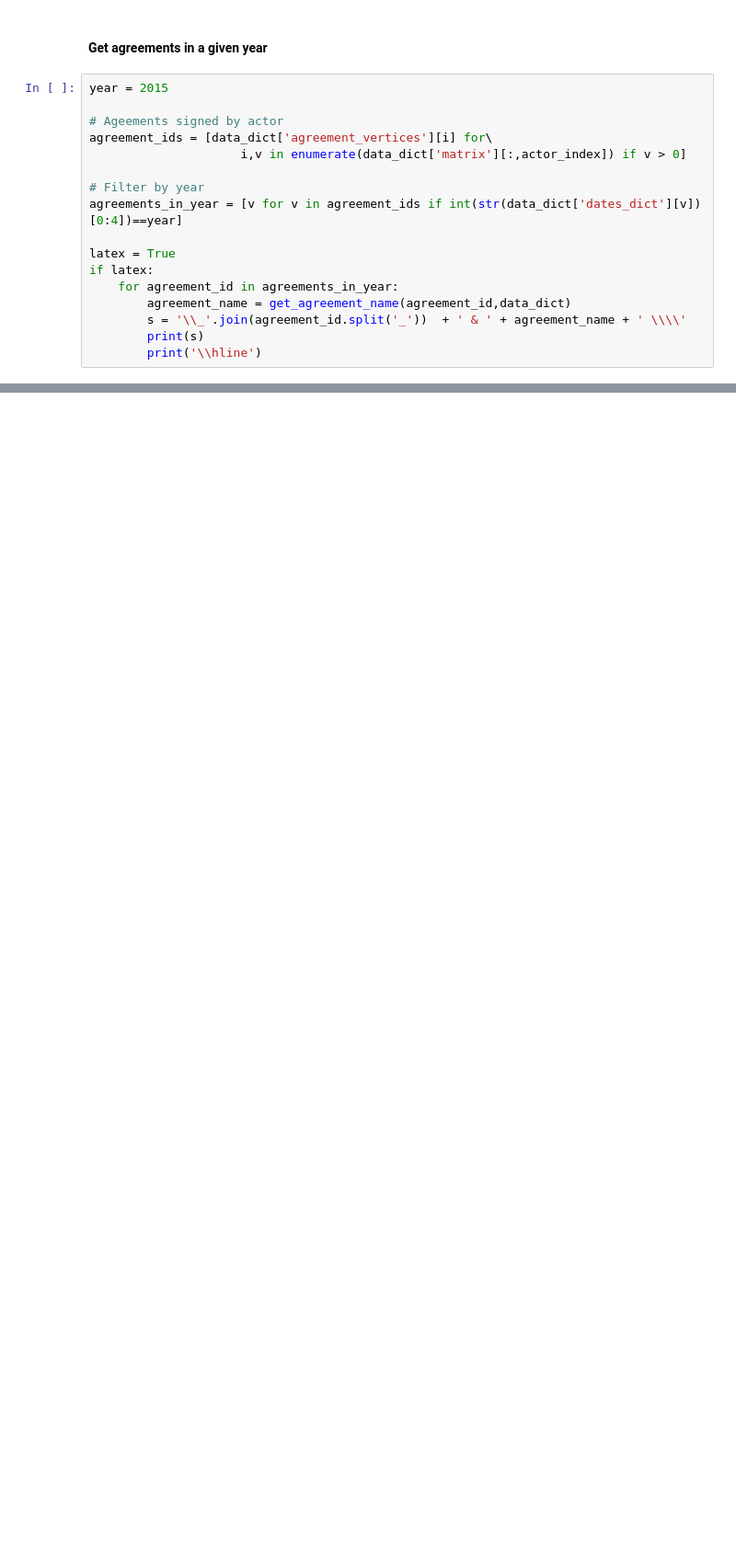
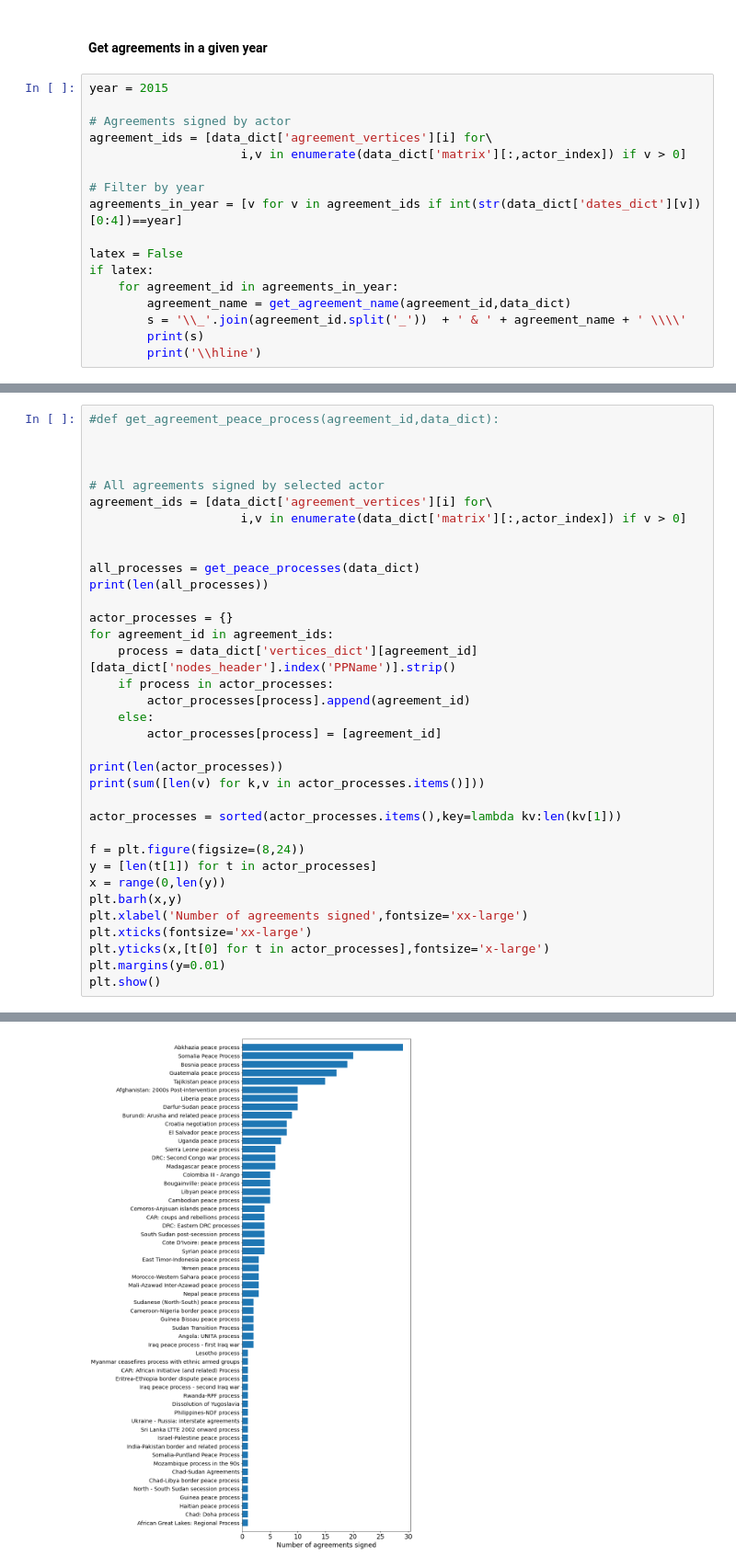
Before and after one commit to roybgardner/agreements-actors, a Jupyter notebook: un_analysis.ipynb, the cells around one changed output, grey strips where cells are left out. Shown at 92% size. Cells and saved outputs as stored; diff of their text form; blank space fills up the shorter version.

```diff
--- a/un_analysis.ipynb
+++ b/un_analysis.ipynb
@@ -350,14 +348,14 @@ plt.show()
 # %%
 year = 2015
 
-# Ageements signed by actor
+# Agreements signed by actor
 agreement_ids = [data_dict['agreement_vertices'][i] for\
                      i,v in enumerate(data_dict['matrix'][:,actor_index]) if v > 0]
 
 # Filter by year
 agreements_in_year = [v for v in agreement_ids if int(str(data_dict['dates_dict'][v])[0:4])==year]
 
-latex = True
+latex = False
 if latex:
     for agreement_id in agreements_in_year:
         agreement_name = get_agreement_name(agreement_id,data_dict)
@@ -380,0 +394,36 @@ AGT\_1436 & The Nationwide Ceasefire Agreement (NCA) between The Government of t
+# %%
+#def get_agreement_peace_process(agreement_id,data_dict):
+
+
+
+# All agreements signed by selected actor
+agreement_ids = [data_dict['agreement_vertices'][i] for\
+                     i,v in enumerate(data_dict['matrix'][:,actor_index]) if v > 0]
+
+
+all_processes = get_peace_processes(data_dict)
+print(len(all_processes))
+
+actor_processes = {}
+for agreement_id in agreement_ids:
+    process = data_dict['vertices_dict'][agreement_id][data_dict['nodes_header'].index('PPName')].strip()
+    if process in actor_processes:
+        actor_processes[process].append(agreement_id)
+    else:
+        actor_processes[process] = [agreement_id]
+
+print(len(actor_processes))
+print(sum([len(v) for k,v in actor_processes.items()]))
+
+actor_processes = sorted(actor_processes.items(),key=lambda kv:len(kv[1]))
+
+f = plt.figure(figsize=(8,24))
+y = [len(t[1]) for t in actor_processes]
+x = range(0,len(y))
+plt.barh(x,y)
+plt.xlabel('Number of agreements signed',fontsize='xx-large')
+plt.xticks(fontsize='xx-large')
+plt.yticks(x,[t[0] for t in actor_processes],fontsize='x-large')
+plt.margins(y=0.01)
+plt.show()
+# %% [output]
@@ -380,0 +433 @@ AGT\_1436 & The Nationwide Ceasefire Agreement (NCA) between The Government of t
+[figure, added]
```
Also changed, not shown: parts of 8 cells of this notebook, 6 other files.
